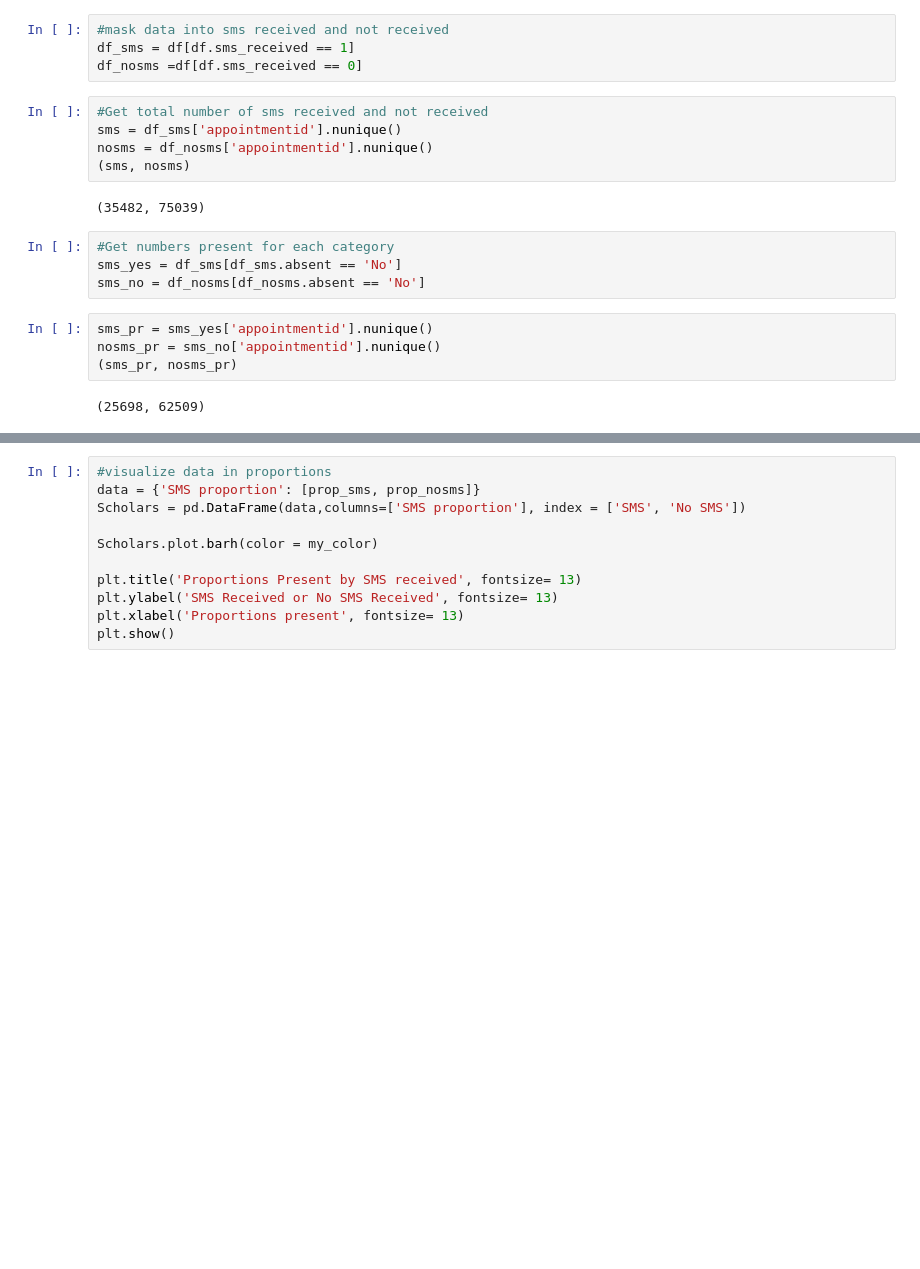
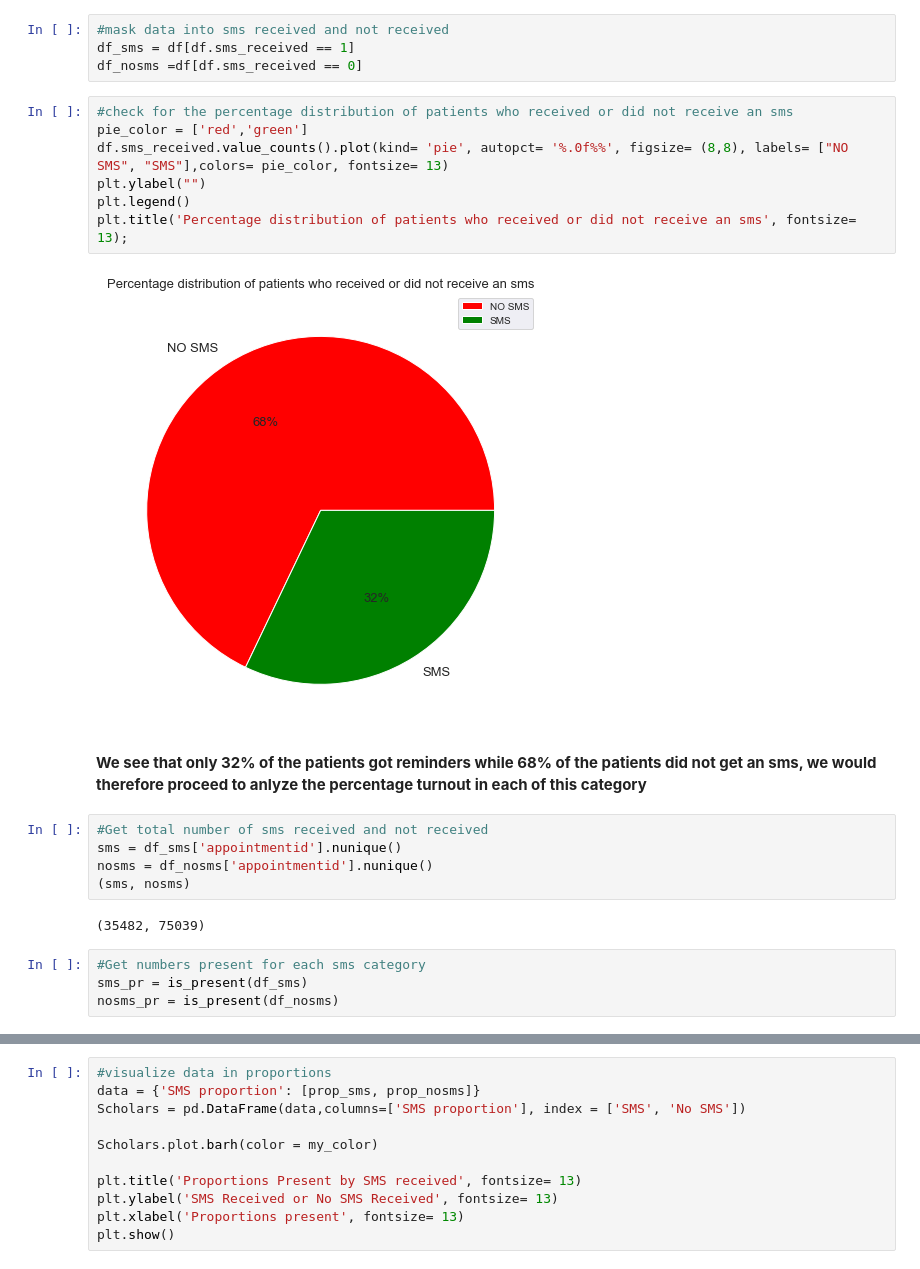
Before and after one commit to Crownthirst/No-show-appointment, a Jupyter notebook: noshow_appointment.ipynb, the cells around one changed output, grey strips where cells are left out. Cells and saved outputs as stored; diff of their text form; blank space fills up the shorter version.

```diff
--- a/noshow_appointment.ipynb
+++ b/noshow_appointment.ipynb
@@ -477,6 +530,17 @@ plt.show()
 #mask data into sms received and not received
 df_sms = df[df.sms_received == 1]
 df_nosms =df[df.sms_received == 0]
+# %%
+#check for the percentage distribution of patients who received or did not receive an sms
+pie_color = ['red','green']
+df.sms_received.value_counts().plot(kind= 'pie', autopct= '%.0f%%', figsize= (8,8), labels= ["NO SMS", "SMS"],colors= pie_color, fontsize= 13)
+plt.ylabel("")
+plt.legend()
+plt.title('Percentage distribution of patients who received or did not receive an sms', fontsize= 13);
+# %% [output]
+[figure, added]
+# %% [markdown]
+**We see that only 32% of the patients got reminders while 68% of the patients did not get an sms, we would therefore proceed to anlyze the percentage turnout in each of this category**
 # %%
 #Get total number of sms received and not received
 sms = df_sms['appointmentid'].nunique()
@@ -485,14 +549,8 @@ nosms = df_nosms['appointmentid'].nunique()
 # %% [output]
 (35482, 75039)
 # %%
-#Get numbers present for each category
-sms_yes = df_sms[df_sms.absent == 'No']
-sms_no = df_nosms[df_nosms.absent == 'No']
+#Get numbers present for each sms category
+sms_pr = is_present(df_sms)
+nosms_pr = is_present(df_nosms)
-# %%
-sms_pr = sms_yes['appointmentid'].nunique()
-nosms_pr = sms_no['appointmentid'].nunique()
-(sms_pr, nosms_pr)
-# %% [output]
-(25698, 62509)
 # %%
 #divide into proportions
```
Also changed, not shown: parts of 27 cells of this notebook, 1 other file.
